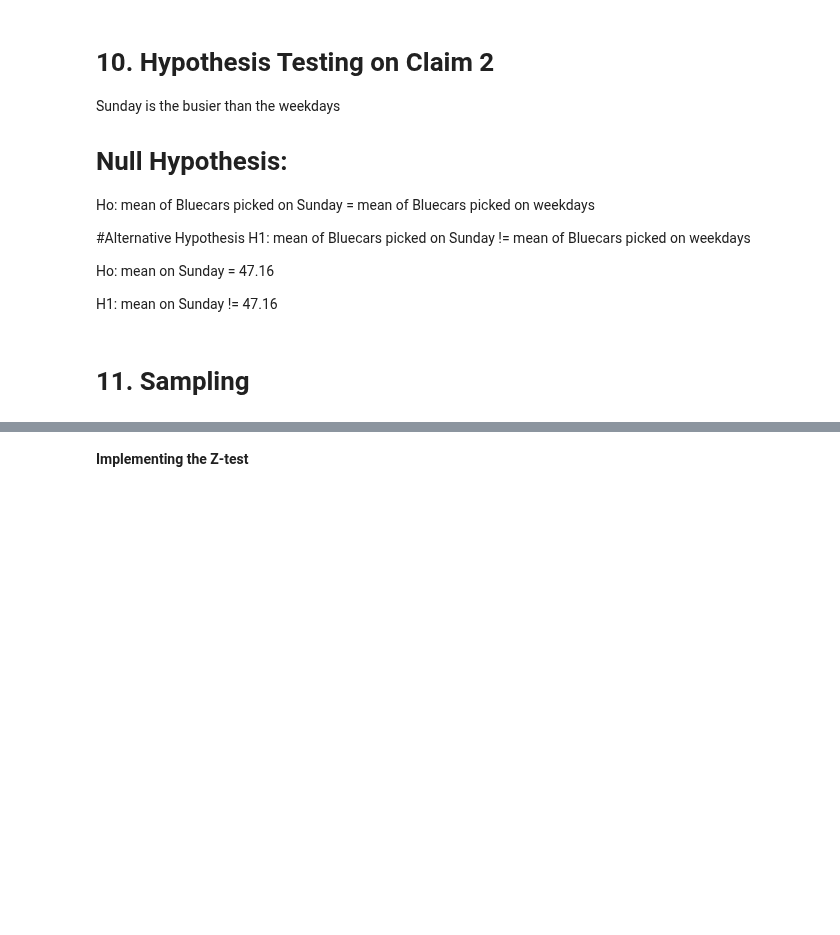
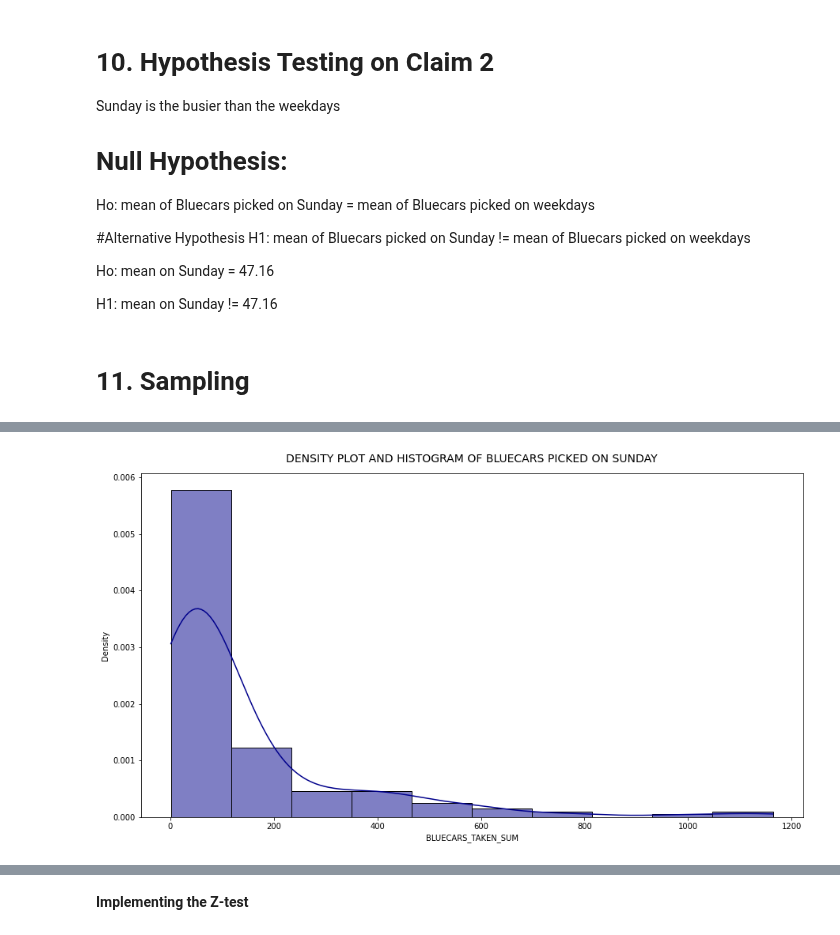
Before and after one commit to Obreintelly/Autolib-EDA, a Jupyter notebook: WEEK_4_HYPOTHESIS_TESTING_AUTOLIB_DATASET_27032021_CORE.ipynb, the cells around one changed output, grey strips where cells are left out. Cells and saved outputs as stored; diff of their text form; code cells hidden in the pictures; blank space fills up the shorter version.

```diff
--- a/WEEK_4_HYPOTHESIS_TESTING_AUTOLIB_DATASET_27032021_CORE.ipynb
+++ b/WEEK_4_HYPOTHESIS_TESTING_AUTOLIB_DATASET_27032021_CORE.ipynb
@@ -697,3 +697,17 @@ weekdays_only.describe()
+# %%
+#Visualizing the Normality of our Sunday Sample
+# Specifying the size of the graph
+fig, ax = plt.subplots(figsize=(15,8))
+
+# Ploting density plot and histogram of the number of cars taken from station with postal code 75015
+sns.histplot(sunday_sample['BLUECARS_TAKEN_SUM'], kde=True, stat="density",color='darkblue', bins=10)
+
+# Label the graph
+plt.title('DENSITY PLOT AND HISTOGRAM OF BLUECARS PICKED ON SUNDAY', fontsize=14, y=1.018)
+
+plt.show()
+# %% [output]
+[figure, added]
 # %%
 #Visualizing the Normality of the Distribution
 plt.figure(figsize=(15,8))
```
Also changed, not shown: parts of 6 cells of this notebook.
